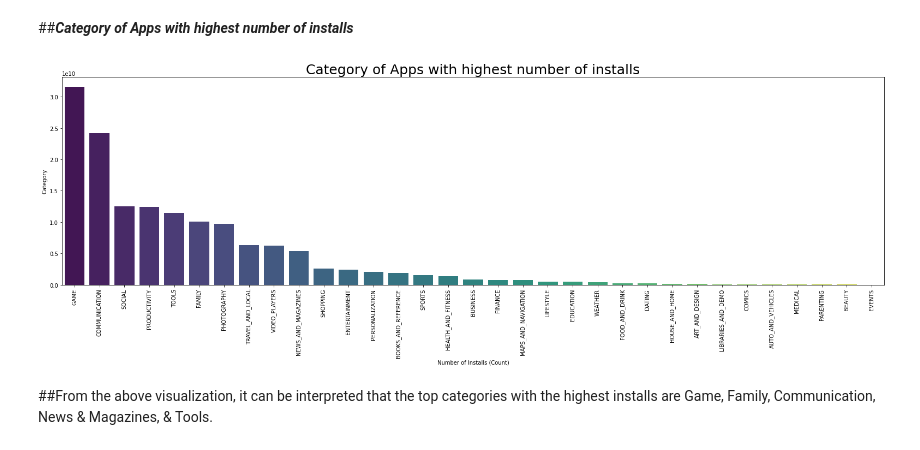
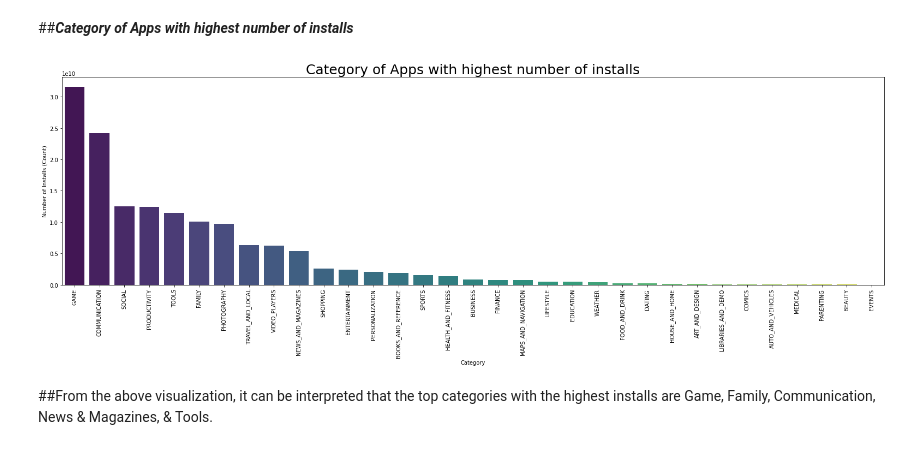
Before and after one commit to DhongariPavan/EDA-Play-Store-App-Review-Analysis-, a Jupyter notebook: CH_Team_Reality_Play_Store_App_Review_Analysis_Capstone_Project.ipynb, the cells around one changed output. Saved outputs shown, nothing was run; the diff lists cells and outputs as text; code cells hidden in the pictures.

```diff
--- a/CH_Team_Reality_Play_Store_App_Review_Analysis_Capstone_Project.ipynb
+++ b/CH_Team_Reality_Play_Store_App_Review_Analysis_Capstone_Project.ipynb
@@ -553,19 +595,19 @@ highest_Installs = data.groupby('Category')[['Installs']].sum().sort_values(by='
 # %%
 x2sis = []
 y2sis = []
 
 for i in range(len(highest_Installs)):
     x2sis.append(highest_Installs.Installs[i])
     y2sis.append(highest_Installs.index[i])
 plt.figure(figsize = (27, 7))
-plt.xlabel("Number of Installs (Count)")
-plt.ylabel("Category")
+plt.xlabel("Category")
+plt.ylabel("Number of Installs (Count)")
 plt.xticks(rotation = 90)
 ax = sns.barplot(x = y2sis, y = x2sis, palette= "viridis")
 ax.set_title("Category of Apps with highest number of installs", fontsize = 25)
 plt.show()
 # %% [output]
-[figure, old version]
+[figure, new version]
 # %% [markdown]
 ##From the above visualization, it can be interpreted that the top categories with the highest installs are Game, Family, Communication, News & Magazines, & Tools.
 # %% [markdown]
```
Also changed, not shown: parts of 7 cells of this notebook.
